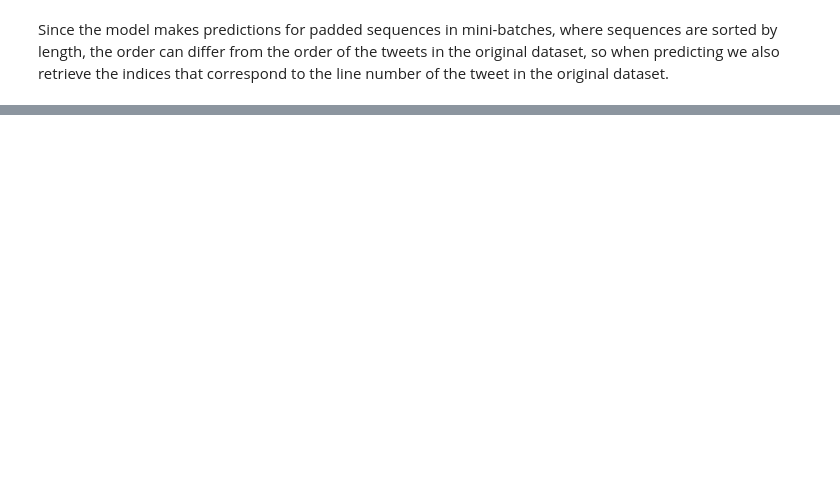
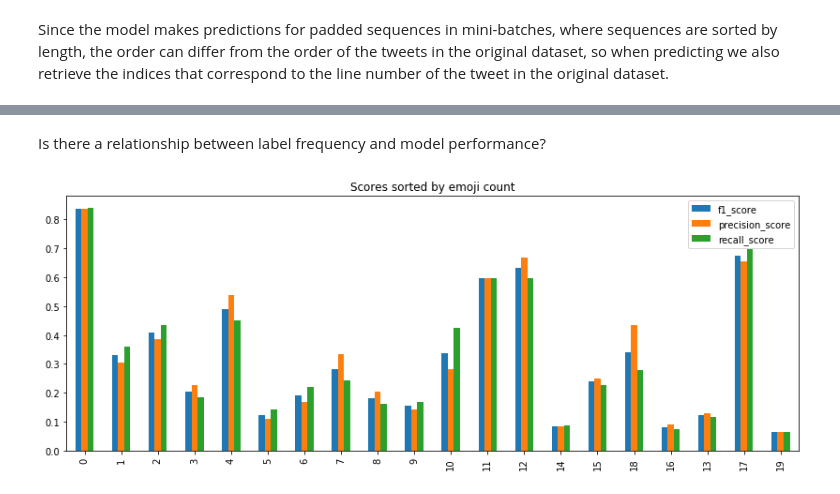
Before and after one commit to Kaleidophon/calm-capybara, a Jupyter notebook: notebooks/05-bilstm-evaluation.ipynb, the cells around one changed output, grey strips where cells are left out. Saved outputs shown, nothing was run; the diff lists cells and outputs as text; code cells hidden in the pictures; blank space fills up the shorter version.

```diff
--- a/notebooks/05-bilstm-evaluation.ipynb
+++ b/notebooks/05-bilstm-evaluation.ipynb
@@ -32,0 +34,5 @@ print(f1_score(y_true, y_pred, average='macro'))
+# %%
+metrics = [f1_score, precision_score, recall_score]
+
+for metric in metrics:
+    print(metric.__name__ + ': {:.4f}'.format(metric(y_true, y_pred, average='macro')))
@@ -32,0 +47,2 @@ print(f1_score(y_true, y_pred, average='macro'))
+# %%
+train_set = TweetsBaseDataset.load('../data/train/us_train.set')
@@ -32,0 +53,11 @@ print(f1_score(y_true, y_pred, average='macro'))
+# %%
+id_to_emoji = get_mapping('../data/mapping/us_mapping.txt')
+ids = list(id_to_emoji.keys())
+counter = Counter(train_set.labels)
+scores = pd.DataFrame(list(id_to_emoji.values()), columns=['emoji'])
+scores['count'] = [counter[i] for i in id_to_emoji]
+# Add metrics
+for i, metric in enumerate(metrics):
+    scores[metric.__name__] = metric(y_true, y_pred, average=None)
+
+scores = scores.sort_values(by='count', axis=0, ascending=False)
@@ -32,0 +84,6 @@ print(f1_score(y_true, y_pred, average='macro'))
+# %% [markdown]
+Is there a relationship between label frequency and model performance?
+# %%
+scores.drop('count', axis=1).plot.bar(title='Scores sorted by emoji count', figsize=(14, 5));
+# %% [output]
+[figure, added]
```
Also changed, not shown: parts of 14 cells of this notebook.
